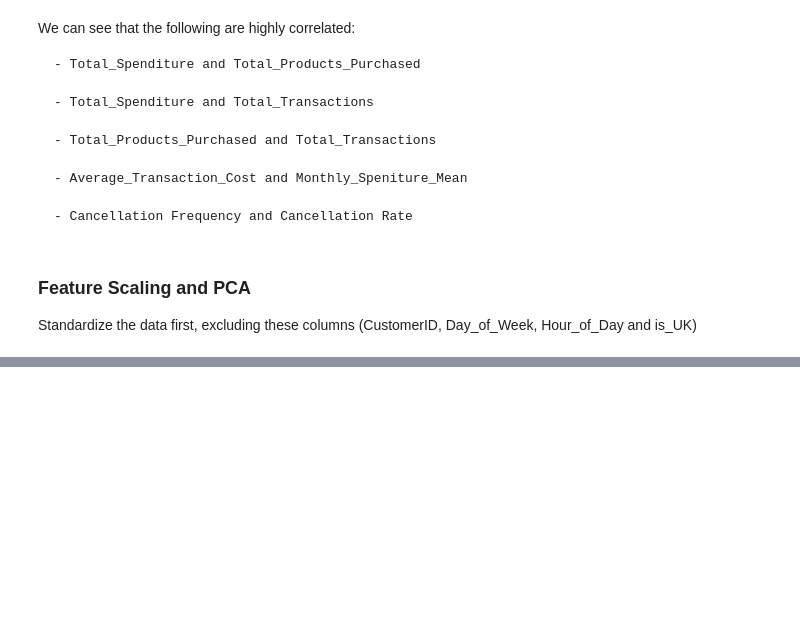
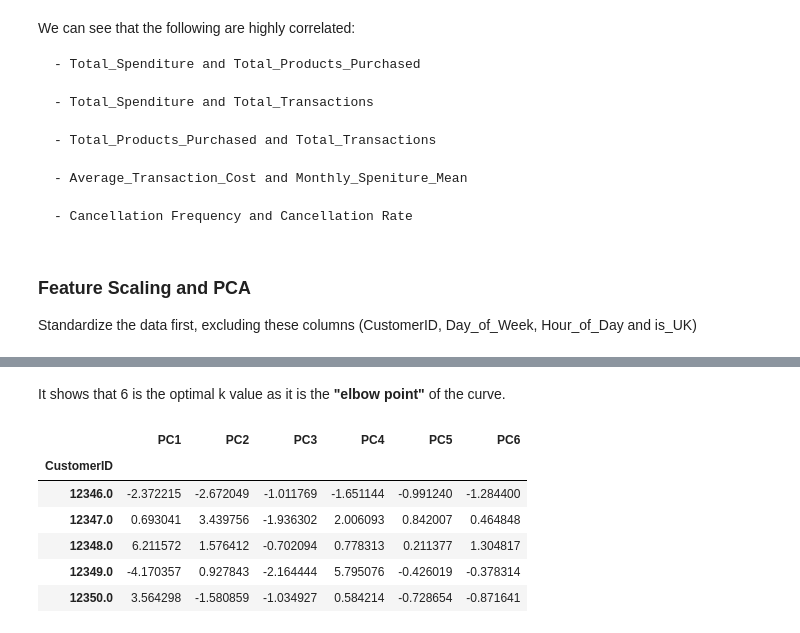
Before and after one commit to Andrew-Andrew0302/Customer_Segmentation, a Jupyter notebook: Customer_Segmentation.ipynb, the cells around one changed output, grey strips where cells are left out. Saved outputs shown, nothing was run; the diff lists cells and outputs as text; code cells hidden in the pictures; blank space fills up the shorter version.

```diff
--- a/Customer_Segmentation.ipynb
+++ b/Customer_Segmentation.ipynb
@@ -706,0 +767,20 @@ Now, we do
+# %% [markdown]
+It shows that 6 is the optimal k value as it is the **"elbow point"** of the curve.
+# %%
+pca = PCA(n_components=6)
+
+customer_pca = pca.fit_transform(customer_scaled)
+
+customer_pca = pd.DataFrame(customer_pca, columns=['PC'+str(i+1) for i in range(pca.n_components_)])
+
+customer_pca.index = customer_scaled.index
+
+customer_pca.head()
+# %% [output]
+|  | PC1 | PC2 | PC3 | PC4 | PC5 | PC6 |
+| CustomerID |  |  |  |  |  |  |
+| 12346.0 | -2.372215 | -2.672049 | -1.011769 | -1.651144 | -0.991240 | -1.284400 |
+| 12347.0 | 0.693041 | 3.439756 | -1.936302 | 2.006093 | 0.842007 | 0.464848 |
+| 12348.0 | 6.211572 | 1.576412 | -0.702094 | 0.778313 | 0.211377 | 1.304817 |
+| 12349.0 | -4.170357 | 0.927843 | -2.164444 | 5.795076 | -0.426019 | -0.378314 |
+| 12350.0 | 3.564298 | -1.580859 | -1.034927 | 0.584214 | -0.728654 | -0.871641 |
```
Also changed, not shown: parts of 10 cells of this notebook.
